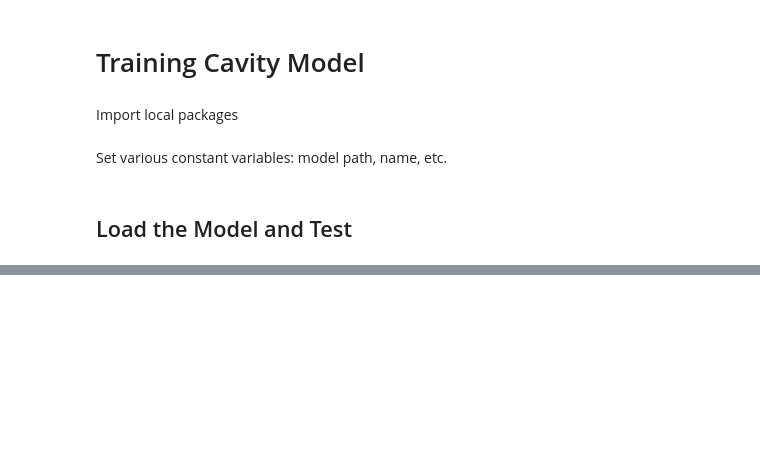
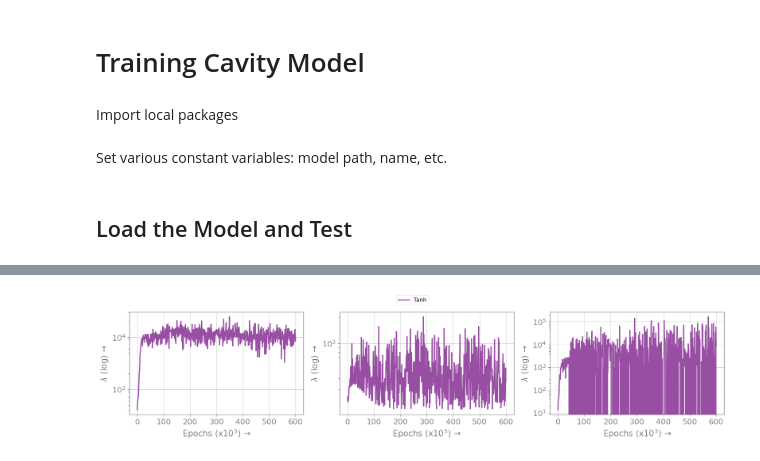
Before and after one commit to afrah/pinn_learnable_activation, a Jupyter notebook: src/notebook/cavity_train_model.ipynb, the cells around one changed output, grey strips where cells are left out. Cells and saved outputs as stored; diff of their text form; code cells hidden in the pictures; blank space fills up the shorter version.

```diff
--- a/src/notebook/cavity_train_model.ipynb
+++ b/src/notebook/cavity_train_model.ipynb
@@ -104,5 +104,9 @@ INFO:src.utils.logger:_save_checkpoint: [GPU:0] Epoch 1001 | Training checkpoint
 # %%
 model_path = os.path.join(trainer.logger.get_output_dir(), "model.pth")
+
+max_eig_hessian_bc_log_dic = {}
+max_eig_hessian_res_log_dic = {}
+max_eig_hessian_ic_log_dic = {}
 
 trace_jacobian_bc_log_dic = {}
 trace_jacobian_res_log_dic = {}
@@ -115,10 +119,18 @@ trace_jacobian_bc_log = state.get("trace_jacobian_bc_log")
 trace_jacobian_ic_log = state.get("trace_jacobian_ic_log")
 trace_jacobian_res_log = state.get("trace_jacobian_res_log")
 
+max_eig_hessian_bc_log = state.get("max_eig_hessian_bc_log")
+max_eig_hessian_ic_log = state.get("max_eig_hessian_ic_log")
+max_eig_hessian_res_log = state.get("max_eig_hessian_res_log")
+
 model_activation_name = config.get("activation")
 model_architecture = config.get("network")
 loss_dict = state.get("loss_history")
 
+max_eig_hessian_bc_log_dic[model_activation_name] = max_eig_hessian_bc_log
+max_eig_hessian_res_log_dic[model_activation_name] = max_eig_hessian_res_log
+max_eig_hessian_ic_log_dic[model_activation_name] = max_eig_hessian_ic_log
+
 trace_jacobian_bc_log_dic[model_activation_name] = trace_jacobian_bc_log
 trace_jacobian_res_log_dic[model_activation_name] = trace_jacobian_res_log
 trace_jacobian_ic_log_dic[model_activation_name] = trace_jacobian_ic_log
@@ -198,0 +211,74 @@ plt.savefig(save_path)
+# %%
+fig, ax = plt.subplots(1, 3)
+fig.set_size_inches([16, 3.5])  # Adjusted figure size
+dict_list = [
+    max_eig_hessian_bc_log_dic,
+    max_eig_hessian_ic_log_dic,
+    max_eig_hessian_res_log_dic,
+]
+lines = []  # List to collect Line2D objects for the legend
+labels = []  # List to collect corresponding labels
+
+for index in range(len(dict_list)):
+    data_list = [
+        # {
+        #     "data": dict_list[index]["bspline"],
+        #     "color": model_color["bspline"],
+        #     "name": "B-spline",
+        #     "alpha": 1.0,
+        # },
+        {
+            "data": dict_list[index]["tanh"],
+            "color": model_color["tanh"],
+            "name": "Tanh",
+            "alpha": 1.0,
+        },
+        # {
+        #     "data": dict_list[index]["grbf"],
+        #     "color": model_color["grbf"],
+        #     "name": "GRBF",
+        #     "alpha": 1.0,
+        # },
+        # {
+        #     "data": dict_list[index]["fourier"],
+        #     "color": model_color["fourier"],
+        #     "name": "Fourier",
+        #     "alpha": 1.0,
+        # },
+        # {
+        #     "data": dict_list[index]["param_tanh"],
+        #     "color": model_color["param_tanh"],
+        #     "name": "parametric-Tanh",
+        #     "alpha": 1.0,
+        # },
+        # {
+        #     "data": dict_list[index]["chebyshev"],
+        #     "color": model_color["chebyshev"],
+        #     "name": "Chebyshev",
+        #     "alpha": 1.0,
+        # },
+        # {
+        #     "data": dict_list[index]["jacobi"],
+        #     "color": model_color["jacobi"],
+        #     "name": "Jacobi",
+        #     "alpha": 1.0,
+        # },
+    ]
+
+    plot_spectral(ax[index], data_list)
+
+for line in ax[-1].get_lines():
+    lines.append(line)
+    labels.append(line.get_label())
+
+save_path = os.path.join(logger.get_output_dir(), "spectral_cavity.png")
+
+legend = fig.legend(
+    lines, labels, loc="upper center", bbox_to_anchor=(0.5, 1.1), ncol=7
+)
+legend.get_frame().set_facecolor("white")
+
+plt.tight_layout()
+plt.savefig(save_path)
+# %% [output]
+[figure, added]
```
Also changed, not shown: parts of 2 cells of this notebook, 5 other files.
